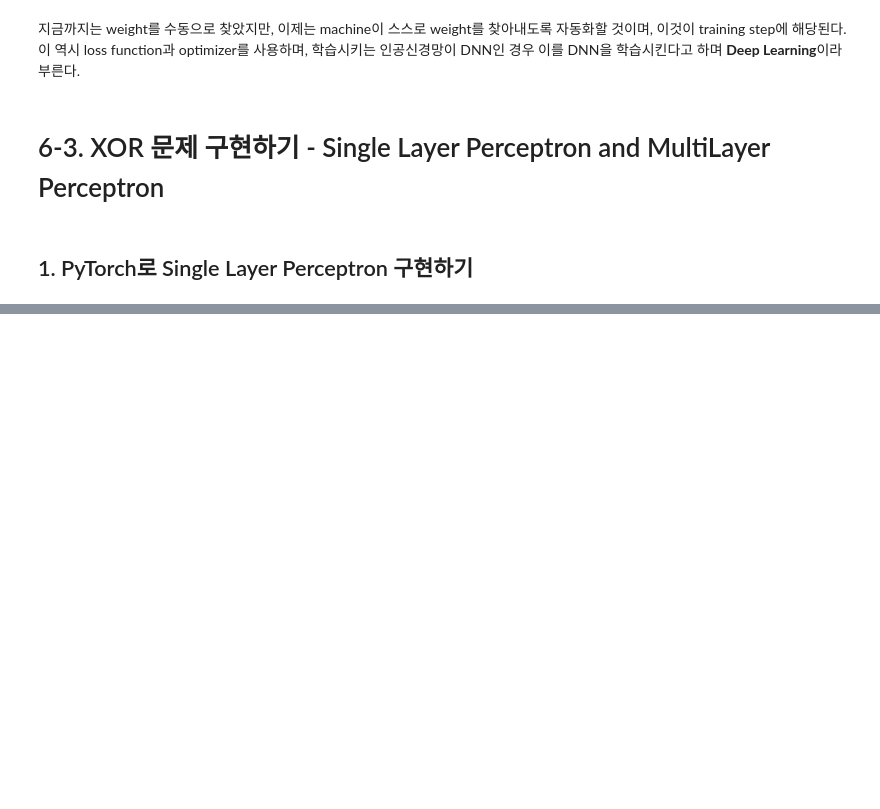
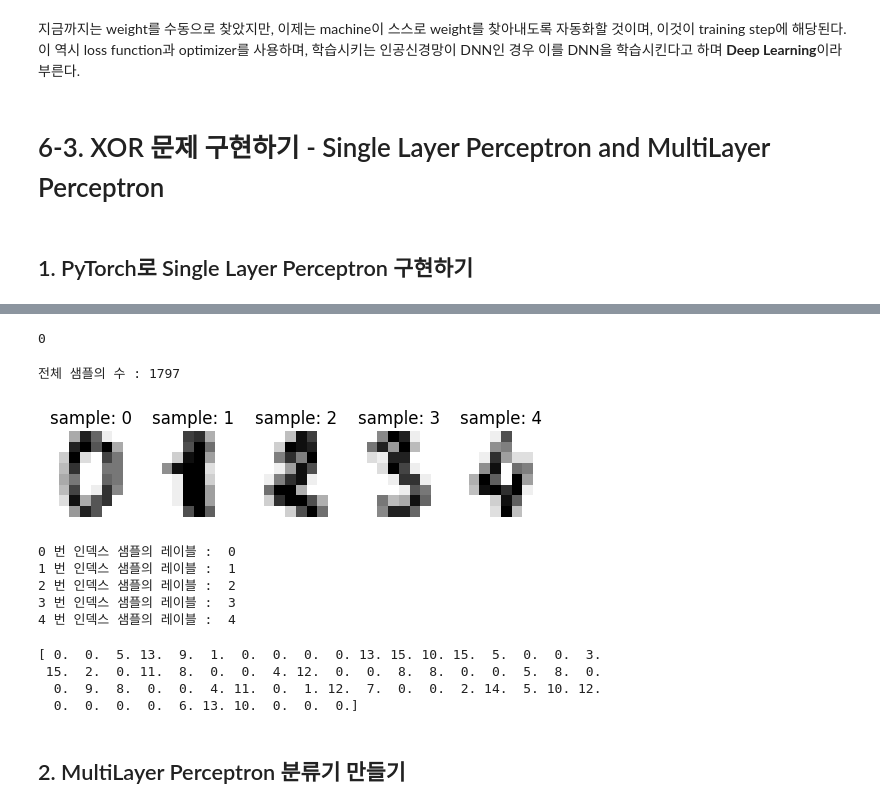
Before and after one commit to WoojinCho-Ryan/Studying-Pytorch, a Jupyter notebook: 6_Artificial_Neural_Network.ipynb, the cells around one changed output, grey strips where cells are left out. Drawn from its saved outputs; the diff is of its cells as text; code cells hidden in the pictures; blank space fills up the shorter version.

```diff
--- a/6_Artificial_Neural_Network.ipynb
+++ b/6_Artificial_Neural_Network.ipynb
@@ -279,0 +468,4 @@ if device == 'cuda':
+# %%
+import matplotlib.pyplot as plt # 시각화를 위한 맷플롯립
+from sklearn.datasets import load_digits
+digits = load_digits() # 1,979개의 이미지 데이터 로드
@@ -279,0 +483,33 @@ if device == 'cuda':
+# %%
+print(digits.target[0])
+# %% [output]
+0
+# %%
+print('전체 샘플의 수 : {}'.format(len(digits.images)))
+# %% [output]
+전체 샘플의 수 : 1797
+# %%
+images_and_labels = list(zip(digits.images, digits.target))
+for index, (image, label) in enumerate(images_and_labels[:5]): # 5개의 샘플만 출력
+    plt.subplot(2, 5, index + 1)
+    plt.axis('off')
+    plt.imshow(image, cmap=plt.cm.gray_r, interpolation='nearest')
+    plt.title('sample: %i' % label)
+# %% [output]
+[figure, added]
+# %%
+for i in range(5):
+  print(i,'번 인덱스 샘플의 레이블 : ',digits.target[i])
+# %% [output]
+0 번 인덱스 샘플의 레이블 :  0
+1 번 인덱스 샘플의 레이블 :  1
+2 번 인덱스 샘플의 레이블 :  2
+3 번 인덱스 샘플의 레이블 :  3
+4 번 인덱스 샘플의 레이블 :  4
+# %%
+print(digits.data[0])
+# %% [output]
+[ 0.  0.  5. 13.  9.  1.  0.  0.  0.  0. 13. 15. 10. 15.  5.  0.  0.  3.
+ 15.  2.  0. 11.  8.  0.  0.  4. 12.  0.  0.  8.  8.  0.  0.  5.  8.  0.
+  0.  9.  8.  0.  0.  4. 11.  0.  1. 12.  7.  0.  0.  2. 14.  5. 10. 12.
+  0.  0.  0.  0.  6. 13. 10.  0.  0.  0.]
@@ -279,0 +519,2 @@ if device == 'cuda':
+# %% [markdown]
+## 2. MultiLayer Perceptron 분류기 만들기
```
Also changed, not shown: parts of 86 cells of this notebook.
